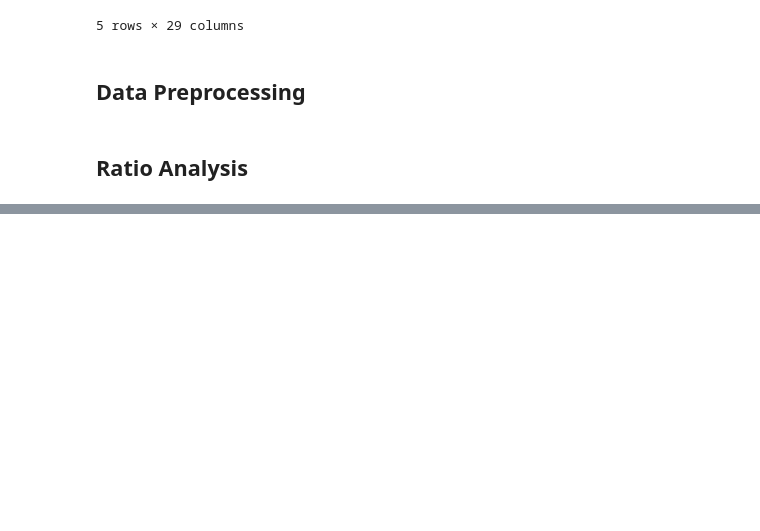
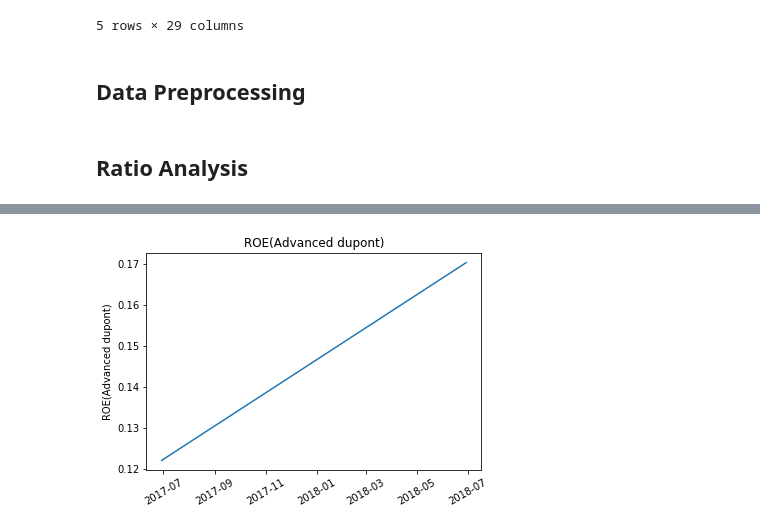
Before and after one commit to dsjoench/business_val, a Jupyter notebook: Financial Analysis .ipynb, the cells around one changed output, grey strips where cells are left out. Cells and saved outputs as stored; diff of their text form; code cells hidden in the pictures; blank space fills up the shorter version.

```diff
--- a/Financial Analysis .ipynb
+++ b/Financial Analysis .ipynb
@@ -184,0 +215,8 @@ ratio
+# %%
+plt.figure()
+sns.lineplot(ratio.index,ratio['ROE(Advanced dupont)'])
+plt.xticks(rotation=30)
+plt.title('ROE(Advanced dupont)')
+plt.show()
+# %% [output]
+[figure, added]
```
Also changed, not shown: parts of 7 cells of this notebook.
